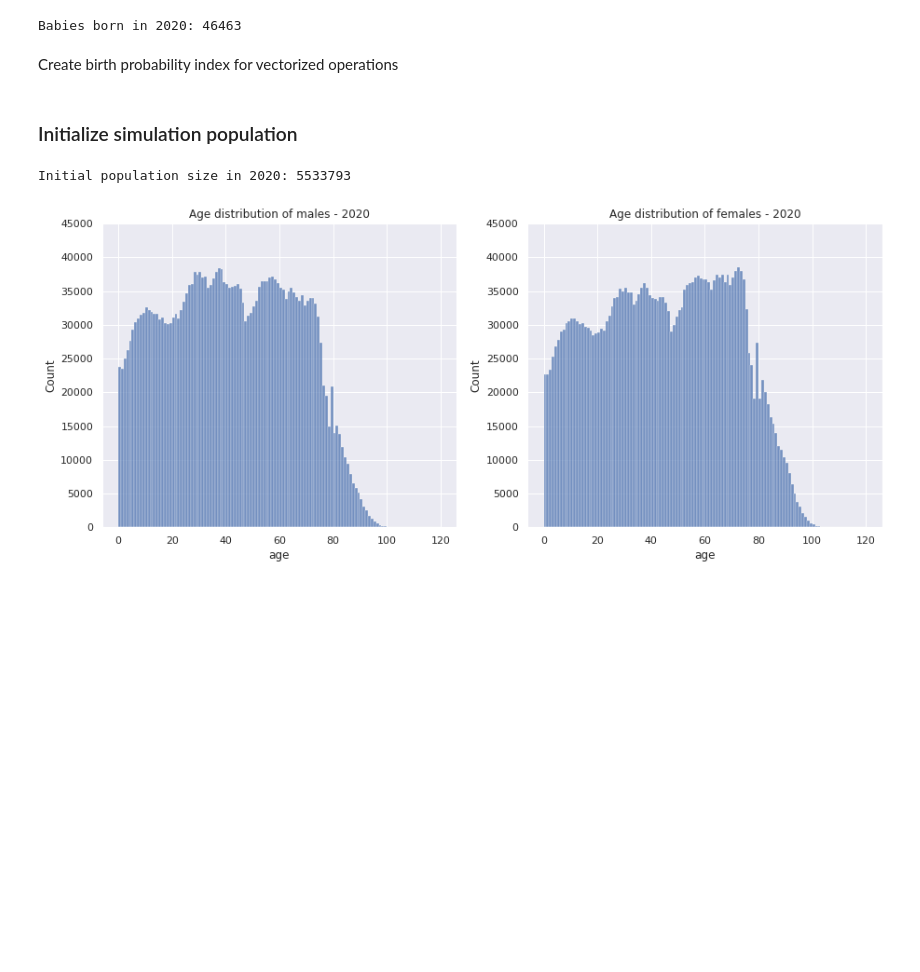
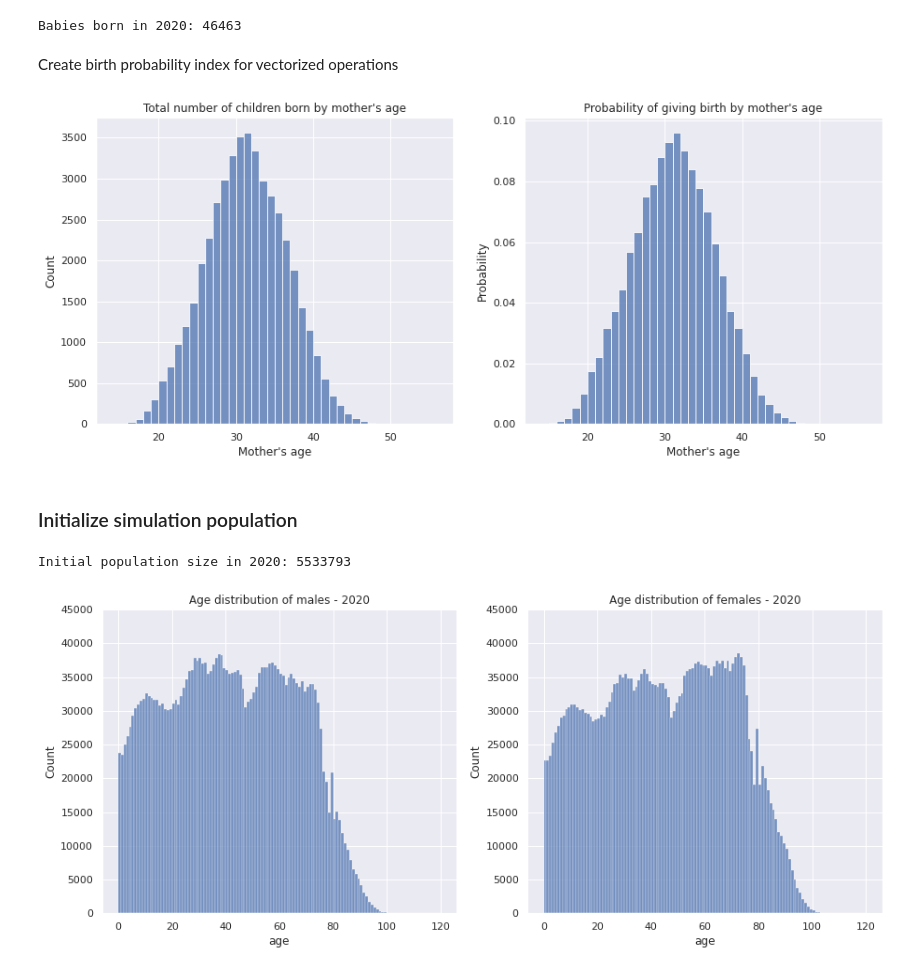
Before and after one commit to skupsala/population-simulation, a Jupyter notebook: notebooks/simulation.ipynb, the cells around one changed output. Saved outputs shown, nothing was run; the diff lists cells and outputs as text; code cells hidden in the pictures; blank space fills up the shorter version.

```diff
--- a/notebooks/simulation.ipynb
+++ b/notebooks/simulation.ipynb
@@ -389,6 +393,22 @@ for _, row in stats_fertility_df.iterrows():
 for age in range(0, Cfg.MAX_AGE + 1):
     if age not in birth_probability_by_age:
         birth_probability_by_age[age] = 0
+# %%
+def plot_fertility_by_age(df, aggregated=False):
+    fig, ax = plt.subplots(1, 2, figsize=Cfg.A4_DIMS)
+    plot_df = df
+    histogram1 = sns.histplot(x=plot_df['mother_age'], weights=plot_df['total_number_of_children_born'], binrange=(plot_df['mother_age'].min(), plot_df['mother_age'].max() + 1), binwidth=1, ax=ax[0])
+    histogram1.set_title("Total number of children born by mother's age")
+    histogram1.set(xlabel="Mother's age")
+    histogram1.set(ylabel="Count")
+
+    histogram2 = sns.histplot(x=plot_df['mother_age'], weights=plot_df['birth_probability'], binrange=(plot_df['mother_age'].min(), plot_df['mother_age'].max() + 1), binwidth=1, ax=ax[1])
+    histogram2.set_title("Probability of giving birth by mother's age")
+    histogram2.set(xlabel="Mother's age")
+    histogram2.set(ylabel="Probability")
+plot_fertility_by_age(stats_fertility_df, aggregated=True)
+# %% [output]
+[figure, added]
 # %% [markdown]
 ### Initialize simulation population
 # %%
```
Also changed, not shown: parts of 11 cells of this notebook.
